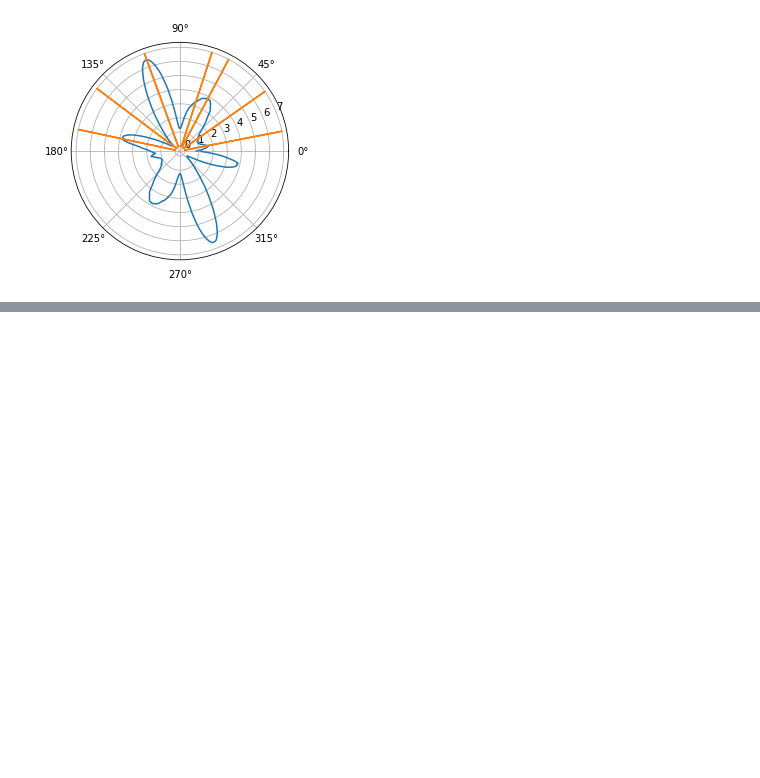
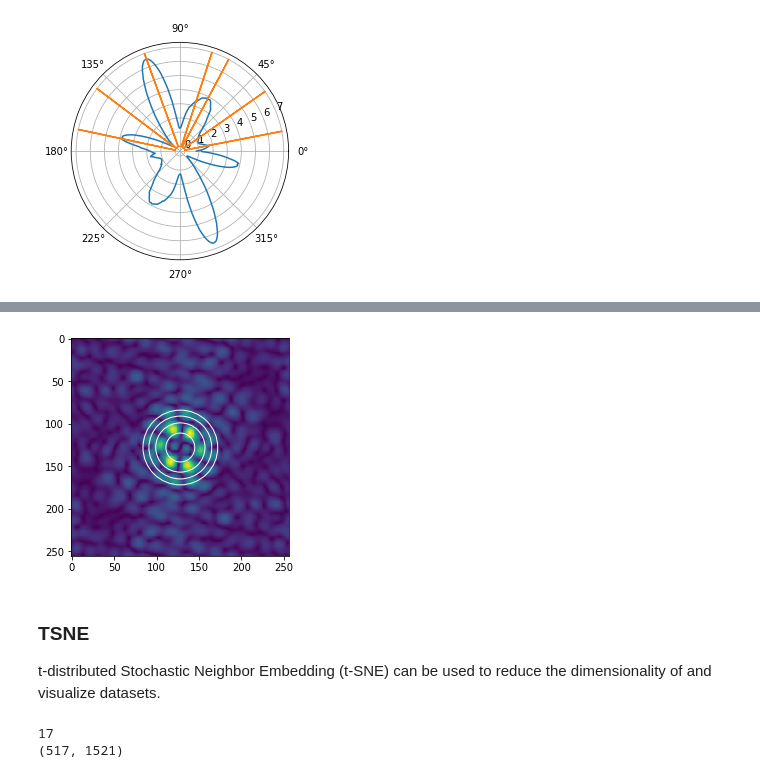
Before and after one commit to phoebeso/mec-cell-classification, a Jupyter notebook: mec_cell_classification.ipynb, the cells around one changed output, grey strips where cells are left out. Cells and saved outputs as stored; diff of their text form; code cells hidden in the pictures; blank space fills up the shorter version.

```diff
--- a/mec_cell_classification.ipynb
+++ b/mec_cell_classification.ipynb
@@ -335,0 +381,14 @@ plt.show()
+# %%
+ax = plt.gca()
+plt.imshow(fourierSpectrogram)
+for innerRadius in sigMax:
+    outerRadius = math.ceil(math.sqrt((area / math.pi) + innerRadius**2))
+    circle1 = plt.Circle((128, 128), innerRadius, color='w', fill=False)
+    circle2 = plt.Circle((128, 128), outerRadius, color='w', fill=False)
+    ax.add_artist(circle1)
+    ax.add_artist(circle2)
+# %% [output]
+[figure, added]
+# %% [markdown]
+### TSNE
+t-distributed Stochastic Neighbor Embedding (t-SNE) can be used to reduce the dimensionality of and visualize datasets.
@@ -335,0 +421,19 @@ plt.show()
+# %%
+print(len(rateMaps))
+for i in range(500):
+    randChunk = np.random.randint(5)
+    chunkSize = np.array([1, 2, 4, 5, 10])[randChunk]
+
+    randRateMap = np.random.randint(17)
+    rateMap = rateMaps[randRateMap]
+
+    unsmoothShuffleRateMap = shuffle_rate_map(rateMap, chunkSize)
+    smoothShuffleRateMap = sp.ndimage.correlate(unsmoothRateMap1, h, mode='constant')
+    shuffleCorrelationMatrix = calculate_correlation_matrix(smoothShuffleRateMap)
+    shuffleCorrelationMatrix = shuffleCorrelationMatrix.reshape(shuffleCorrelationMatrix.shape[0] ** 2)
+
+    samples = np.vstack((samples, shuffleCorrelationMatrix))
+print(samples.shape)
+# %% [output]
+17
+(517, 1521)
```
Also changed, not shown: parts of 17 cells of this notebook.
